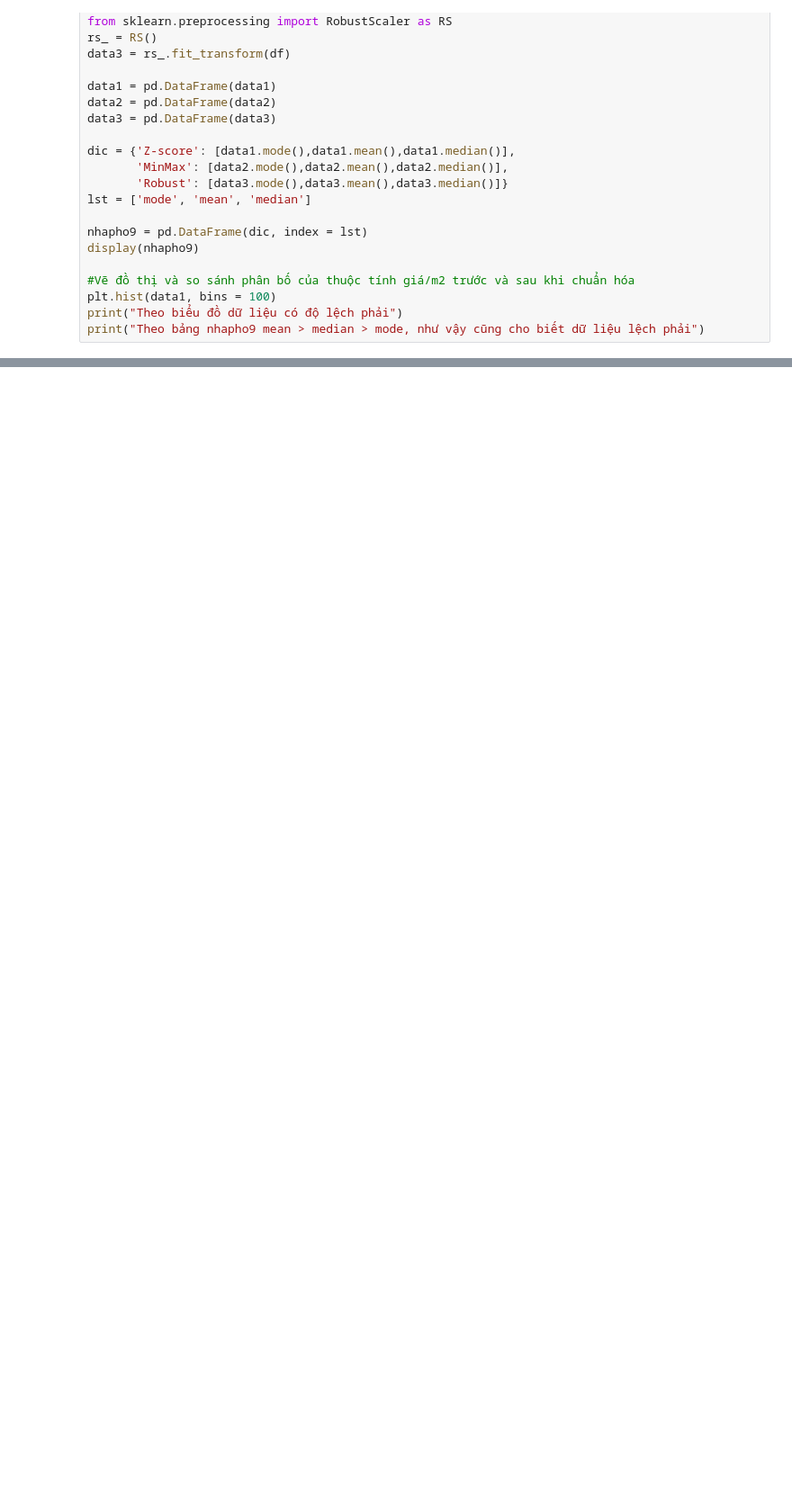
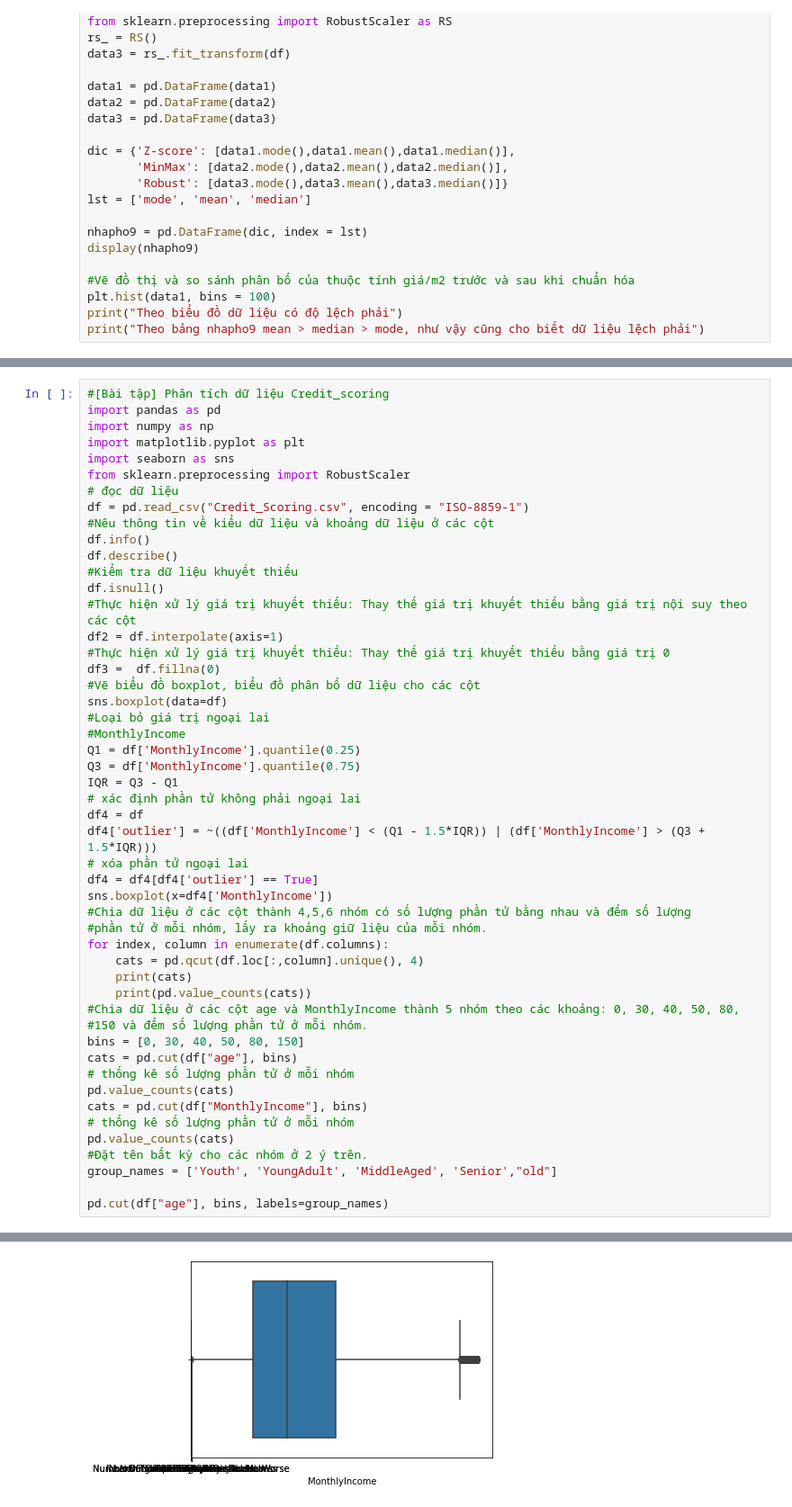
Before and after one commit to KimKieu123/DA30092022, a Jupyter notebook: BT Learn.ipynb, the cells around one changed output, grey strips where cells are left out. Shown: that part at 90% size. Drawn from its saved outputs; the diff is of its cells as text; blank space fills up the shorter version.

```diff
--- a/BT Learn.ipynb
+++ b/BT Learn.ipynb
@@ -1168,0 +1432,51 @@ Categories (4, interval[float64, right]): [(-3.604, -1.198] < (-1.198, 0.111] <
+# %%
+#[Bài tập] Phân tích dữ liệu Credit_scoring
+import pandas as pd
+import numpy as np
+import matplotlib.pyplot as plt
+import seaborn as sns
+from sklearn.preprocessing import RobustScaler
+# đọc dữ liệu
+df = pd.read_csv("Credit_Scoring.csv", encoding = "ISO-8859-1")
+#Nêu thông tin về kiểu dữ liệu và khoảng dữ liệu ở các cột
+df.info()
+df.describe()
+#Kiểm tra dữ liệu khuyết thiếu
+df.isnull()
+#Thực hiện xử lý giá trị khuyết thiếu: Thay thế giá trị khuyết thiếu bằng giá trị nội suy theo các cột
+df2 = df.interpolate(axis=1)
+#Thực hiện xử lý giá trị khuyết thiếu: Thay thế giá trị khuyết thiếu bằng giá trị 0
+df3 =  df.fillna(0)
+#Vẽ biểu đồ boxplot, biểu đồ phân bố dữ liệu cho các cột
+sns.boxplot(data=df)
+#Loại bỏ giá trị ngoại lai
+#MonthlyIncome
+Q1 = df['MonthlyIncome'].quantile(0.25)
+Q3 = df['MonthlyIncome'].quantile(0.75)
+IQR = Q3 - Q1
+# xác định phần tử không phải ngoại lai
+df4 = df
+df4['outlier'] = ~((df['MonthlyIncome'] < (Q1 - 1.5*IQR)) | (df['MonthlyIncome'] > (Q3 + 1.5*IQR)))
+# xóa phần tử ngoại lai
+df4 = df4[df4['outlier'] == True]
+sns.boxplot(x=df4['MonthlyIncome'])
+#Chia dữ liệu ở các cột thành 4,5,6 nhóm có số lượng phần tử bằng nhau và đếm số lượng
+#phần tử ở mỗi nhóm, lấy ra khoảng giữ liệu của mỗi nhóm.
+for index, column in enumerate(df.columns):
+    cats = pd.qcut(df.loc[:,column].unique(), 4)
+    print(cats)
+    print(pd.value_counts(cats))
+#Chia dữ liệu ở các cột age và MonthlyIncome thành 5 nhóm theo các khoảng: 0, 30, 40, 50, 80,
+#150 và đếm số lượng phần tử ở mỗi nhóm.
+bins = [0, 30, 40, 50, 80, 150]
+cats = pd.cut(df["age"], bins)
+# thống kê số lượng phần tử ở mỗi nhóm
+pd.value_counts(cats)
+cats = pd.cut(df["MonthlyIncome"], bins)
+# thống kê số lượng phần tử ở mỗi nhóm
+pd.value_counts(cats)
+#Đặt tên bất kỳ cho các nhóm ở 2 ý trên.
+group_names = ['Youth', 'YoungAdult', 'MiddleAged', 'Senior',"old"]
+
+pd.cut(df["age"], bins, labels=group_names)
+# %% [output]
@@ -1168,0 +1513 @@ Categories (4, interval[float64, right]): [(-3.604, -1.198] < (-1.198, 0.111] <
+[figure, added]
```
Also changed, not shown: parts of 5 cells of this notebook, 1 other file.
